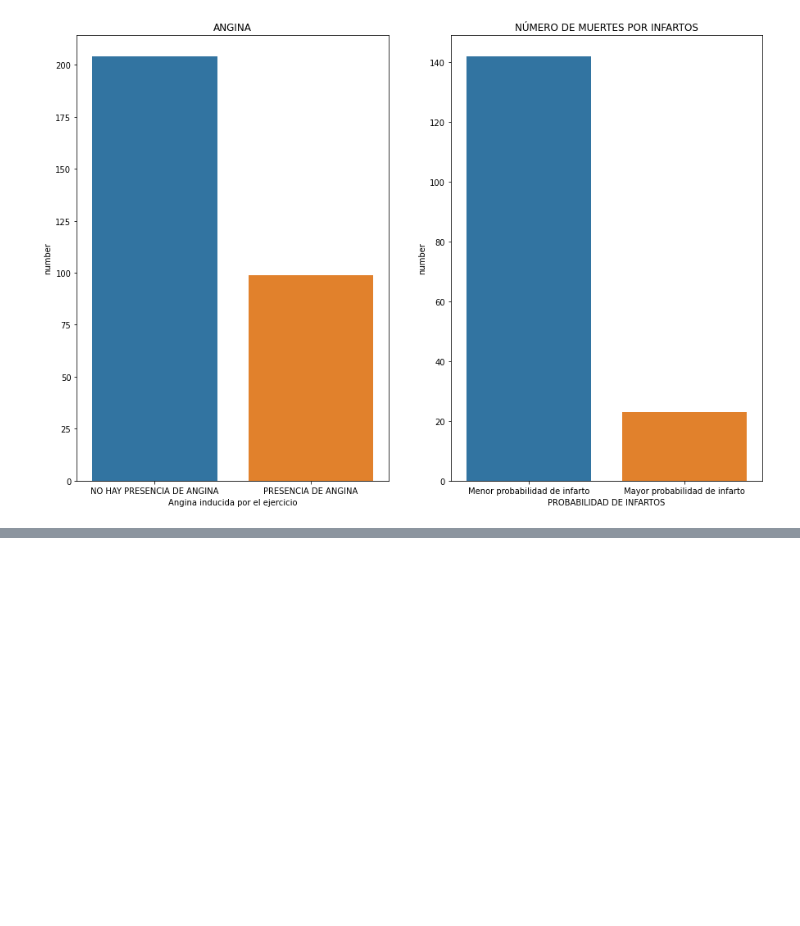
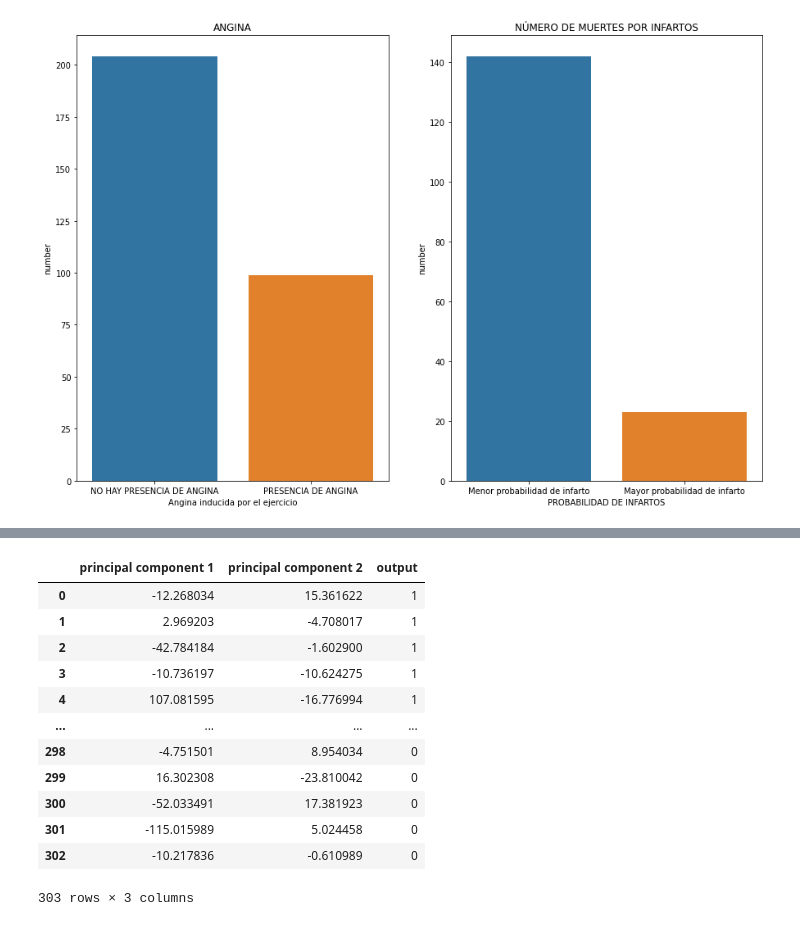
Before and after one commit to FelipeGualdron/Programacion, a Jupyter notebook: Proyecto_final_programacion.ipynb, the cells around one changed output, grey strips where cells are left out. Drawn from its saved outputs; the diff is of its cells as text; code cells hidden in the pictures; blank space fills up the shorter version.

```diff
--- a/Proyecto_final_programacion.ipynb
+++ b/Proyecto_final_programacion.ipynb
@@ -217,0 +245,4 @@ plt.show()
+# %%
+#Declarar el vector de características y la variable de destino
+X = data.drop(columns = ['output'])
+y = data['output']
@@ -217,0 +263,6 @@ plt.show()
+# %%
+# Analisis de componentes principales
+pca = PCA(n_components=2)
+principalComponents = pca.fit_transform(X)
+principalDf = pd.DataFrame(data = principalComponents, columns = ['principal component 1', 'principal component 2'])
+principalDf
@@ -217,0 +283,18 @@ plt.show()
+# %%
+# Se agrega la columna de output (numero de infartos)
+finalDf = pd.concat([principalDf, data[['output']]], axis = 1)
+finalDf
+# %% [output]
+|  | principal component 1 | principal component 2 | output |
+| 0 | -12.268034 | 15.361622 | 1 |
+| 1 | 2.969203 | -4.708017 | 1 |
+| 2 | -42.784184 | -1.602900 | 1 |
+| 3 | -10.736197 | -10.624275 | 1 |
+| 4 | 107.081595 | -16.776994 | 1 |
+| ... | ... | ... | ... |
+| 298 | -4.751501 | 8.954034 | 0 |
+| 299 | 16.302308 | -23.810042 | 0 |
+| 300 | -52.033491 | 17.381923 | 0 |
+| 301 | -115.015989 | 5.024458 | 0 |
+| 302 | -10.217836 | -0.610989 | 0 |
+303 rows × 3 columns
```
Also changed, not shown: parts of 9 cells of this notebook.
